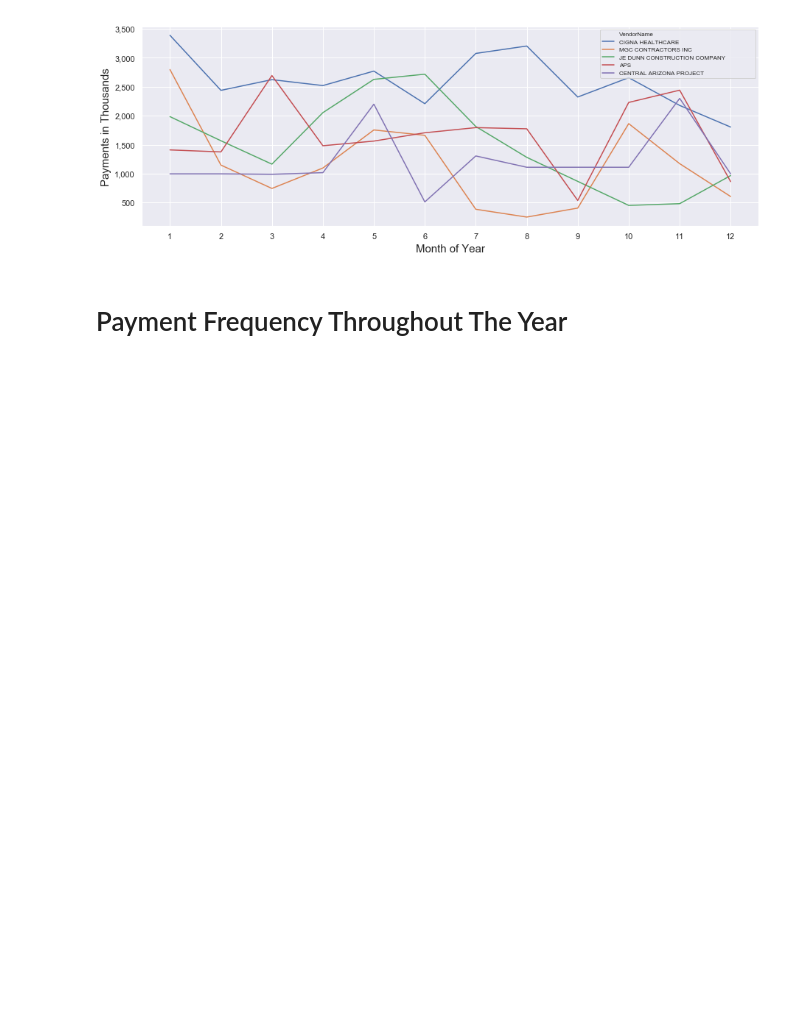
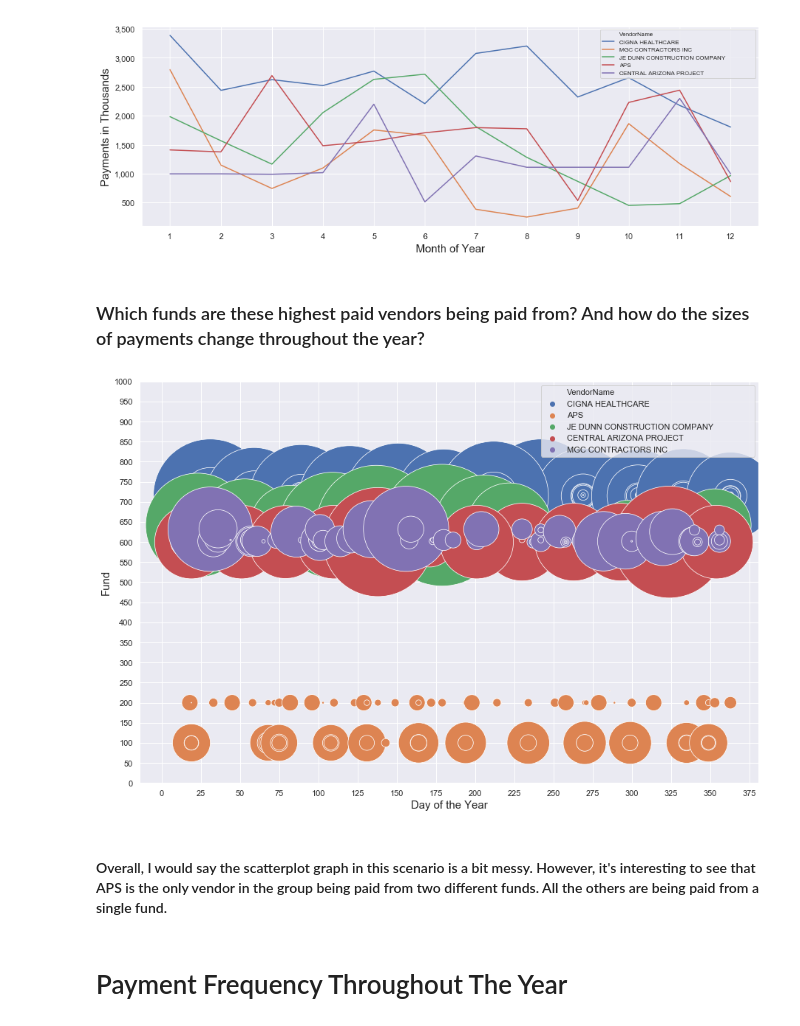
Before and after one commit to mrkjhsn/Vendor-Payments-City-of-Scottsdale, a Jupyter notebook: Scottsdale_Vendor_Payments_EDA.ipynb, the cells around one changed output. Drawn from its saved outputs; the diff is of its cells as text; code cells hidden in the pictures; blank space fills up the shorter version.

```diff
--- a/Scottsdale_Vendor_Payments_EDA.ipynb
+++ b/Scottsdale_Vendor_Payments_EDA.ipynb
@@ -440,6 +440,29 @@ ax.get_yaxis().set_major_formatter(
 ax.xaxis.set_major_locator(matplotlib.ticker.MultipleLocator())
 # %% [output]
 [figure]
+# %% [markdown]
+### Which funds are these highest paid vendors being paid from?  And how do the sizes of payments change throughout the year?
+# %%
+fig = plt.figure(figsize=(15, 10))
+ax = sns.scatterplot(x=top_vendors.loc[:,'Day_of_Year'],
+                y=top_vendors.loc[:,'Fund'],
+                hue=top_vendors.loc[:,'VendorName'],
+                s=top_vendors.loc[:,'PaymentAmount']/100)
+
+# plt.title("xxx")
+plt.xlabel("Day of the Year", fontsize=15)
+plt.ylabel("Fund", fontsize=15)
+# plt.legend(fontsize=15)
+plt.ylim(0,1000)
+
+# sns.set_context("notebook", font_scale=1)
+
+ax.xaxis.set_major_locator(matplotlib.ticker.MultipleLocator(25))
+ax.yaxis.set_major_locator(matplotlib.ticker.MultipleLocator(50))
+# %% [output]
+[figure, added]
+# %% [markdown]
+#### Overall, I would say the scatterplot graph in this scenario is a bit messy.  However, it's interesting to see that APS is the only vendor in the group being paid from two different funds.  All the others are being paid from a single fund.
 # %% [markdown]
 # Payment Frequency Throughout The Year
 # %%
```
Also changed, not shown: parts of 4 cells of this notebook.
